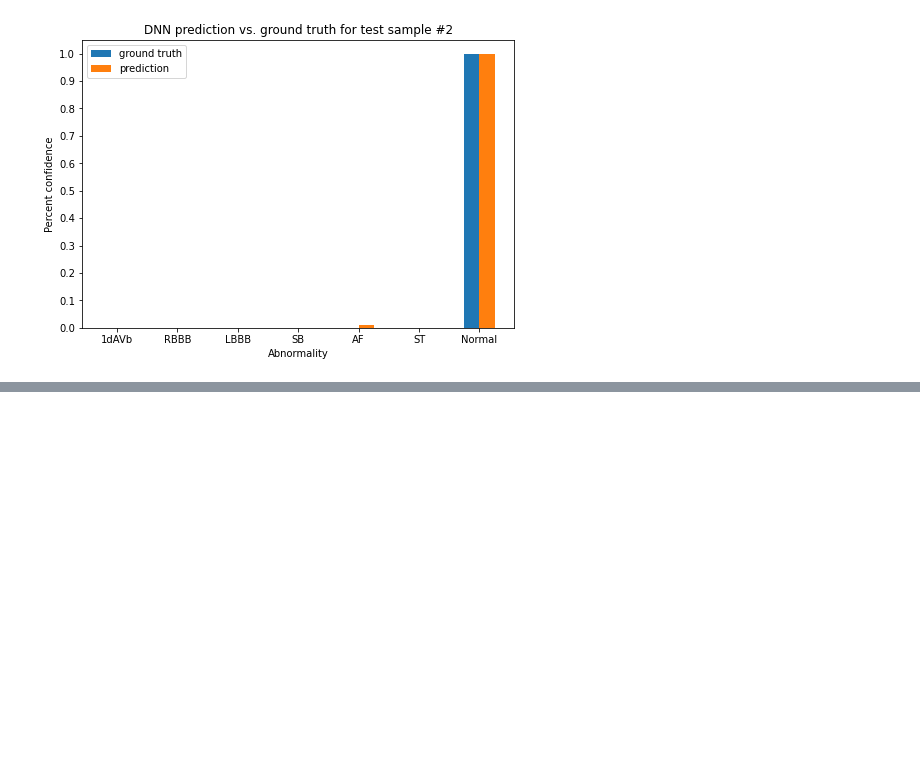
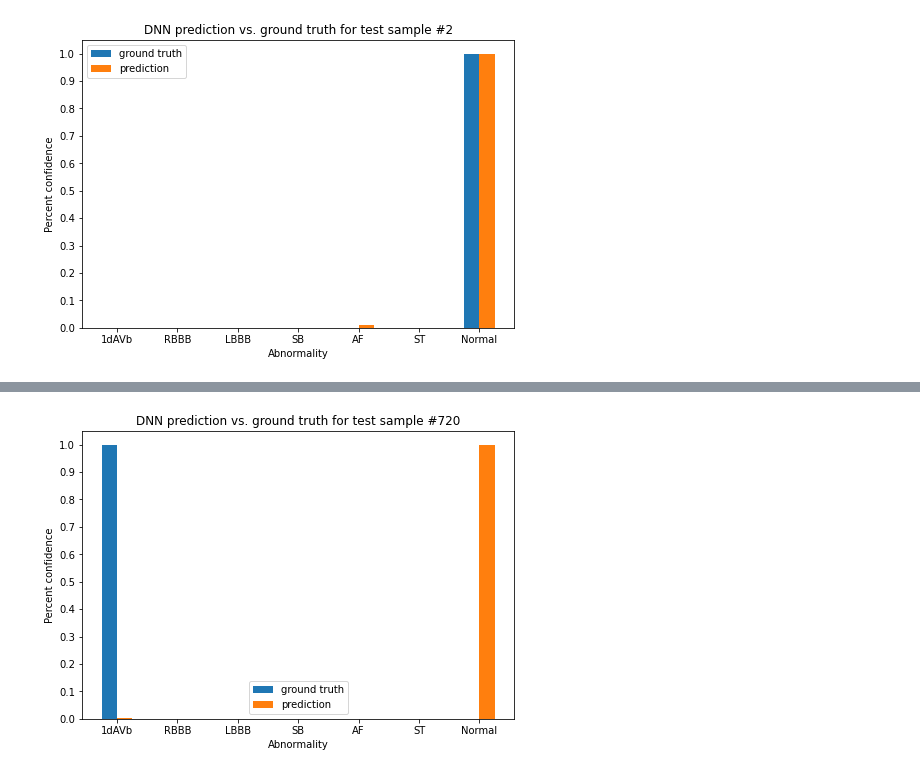
Before and after one commit to Xingyu96/automatic-ecg-diagnosis, a Jupyter notebook: outputs/datech_outputs/test_prediction.ipynb, the cells around one changed output, grey strips where cells are left out. Drawn from its saved outputs; the diff is of its cells as text; code cells hidden in the pictures; blank space fills up the shorter version.

```diff
--- a/outputs/datech_outputs/test_prediction.ipynb
+++ b/outputs/datech_outputs/test_prediction.ipynb
@@ -66,0 +102,4 @@ plot_prediction(2)
+# %%
+plot_prediction(720)
+# %% [output]
+[figure, added]
```
Also changed, not shown: parts of 4 cells of this notebook, 2 other files.
